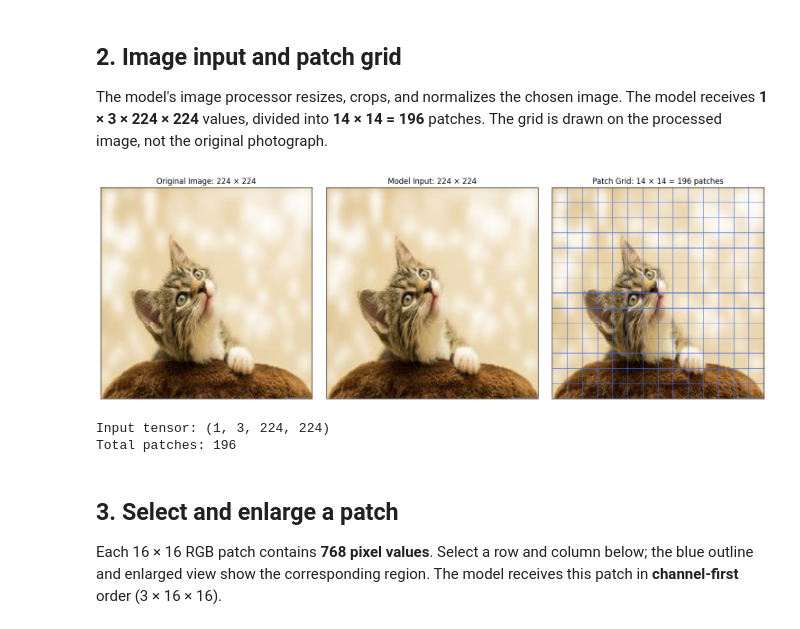
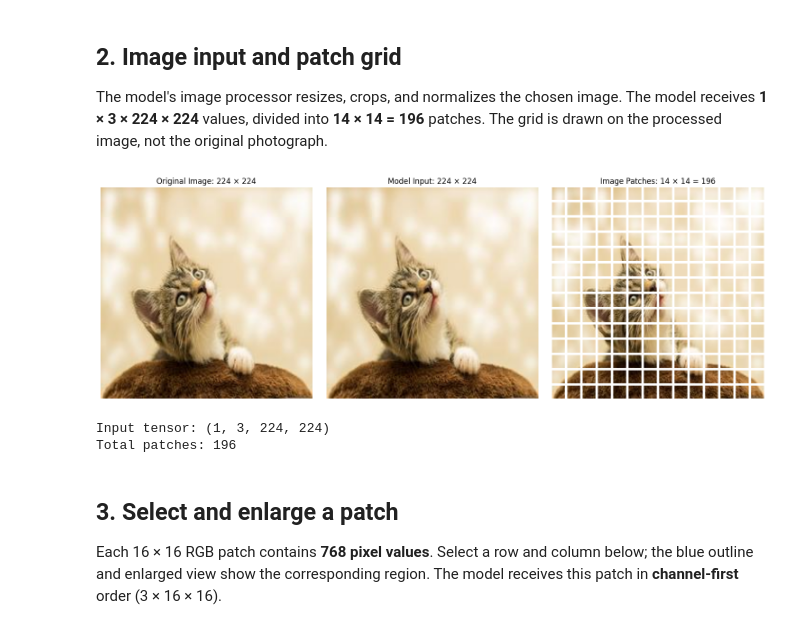
Before and after one commit to aminuyusufmr/ViT-Tutorial, a Jupyter notebook: VIT_Tutorial.ipynb, the cells around one changed output. Drawn from its saved outputs; the diff is of its cells as text; code cells hidden in the pictures.

```diff
--- a/VIT_Tutorial.ipynb
+++ b/VIT_Tutorial.ipynb
@@ -46,41 +46,50 @@ Attention heads: 12, features per head: 64
 
 The model's image processor resizes, crops, and normalizes the chosen image. The model receives **1 × 3 × 224 × 224** values, divided into **14 × 14 = 196** patches. The grid is drawn on the processed image, not the original photograph.
 # %%
-image_path = "cat.jpg"  # Change to your image filename
+
+image_path = "images/cat.jpg"
 image = Image.open(image_path).convert("RGB")
 pixel_values = processor(images=image, return_tensors="pt")["pixel_values"]
 
 mean = torch.tensor(processor.image_mean)
 std = torch.tensor(processor.image_std)
 processed = (pixel_values[0].permute(1, 2, 0) * std + mean).clamp(0, 1).numpy()
 
 height, width = processed.shape[:2]
 rows, cols = height // patch_size, width // patch_size
 
+gap = 3
+patch_view = np.ones((height + (rows - 1) * gap,
+                      width + (cols - 1) * gap, 3))
+
+for row in range(rows):
+    for col in range(cols):
+        y, x = row * patch_size, col * patch_size
+        yy, xx = row * (patch_size + gap), col * (patch_size + gap)
+        patch_view[yy:yy + patch_size, xx:xx + patch_size] = processed[
+            y:y + patch_size, x:x + patch_size
+        ]
+
 fig, axes = plt.subplots(1, 3, figsize=(15, 5), constrained_layout=True)
 
 axes[0].imshow(image)
 axes[0].set_title(f"Original Image: {image.width} × {image.height}")
 
 axes[1].imshow(processed)
 axes[1].set_title(f"Model Input: {width} × {height}")
 
-axes[2].imshow(processed)
-axes[2].set_title(f"Patch Grid: {rows} × {cols} = {rows * cols} patches")
-axes[2].set_xticks(np.arange(-0.5, width, patch_size), minor=True)
-axes[2].set_yticks(np.arange(-0.5, height, patch_size), minor=True)
-axes[2].grid(which="minor", color="royalblue", linewidth=0.8)
+axes[2].imshow(patch_view)
+axes[2].set_title(f"Image Patches: {rows} × {cols} = {rows * cols}")
 
 for ax in axes:
-    ax.tick_params(which="both", bottom=False, left=False,
-                   labelbottom=False, labelleft=False)
+    ax.axis("off")
 
 plt.show()
 
 print("Input tensor:", tuple(pixel_values.shape))
 print("Total patches:", rows * cols)
 # %% [output]
-[figure, old version]
+[figure, new version]
 Input tensor: (1, 3, 224, 224)
 Total patches: 196
 # %% [markdown]
```
Also changed, not shown: parts of 1 cell of this notebook.
